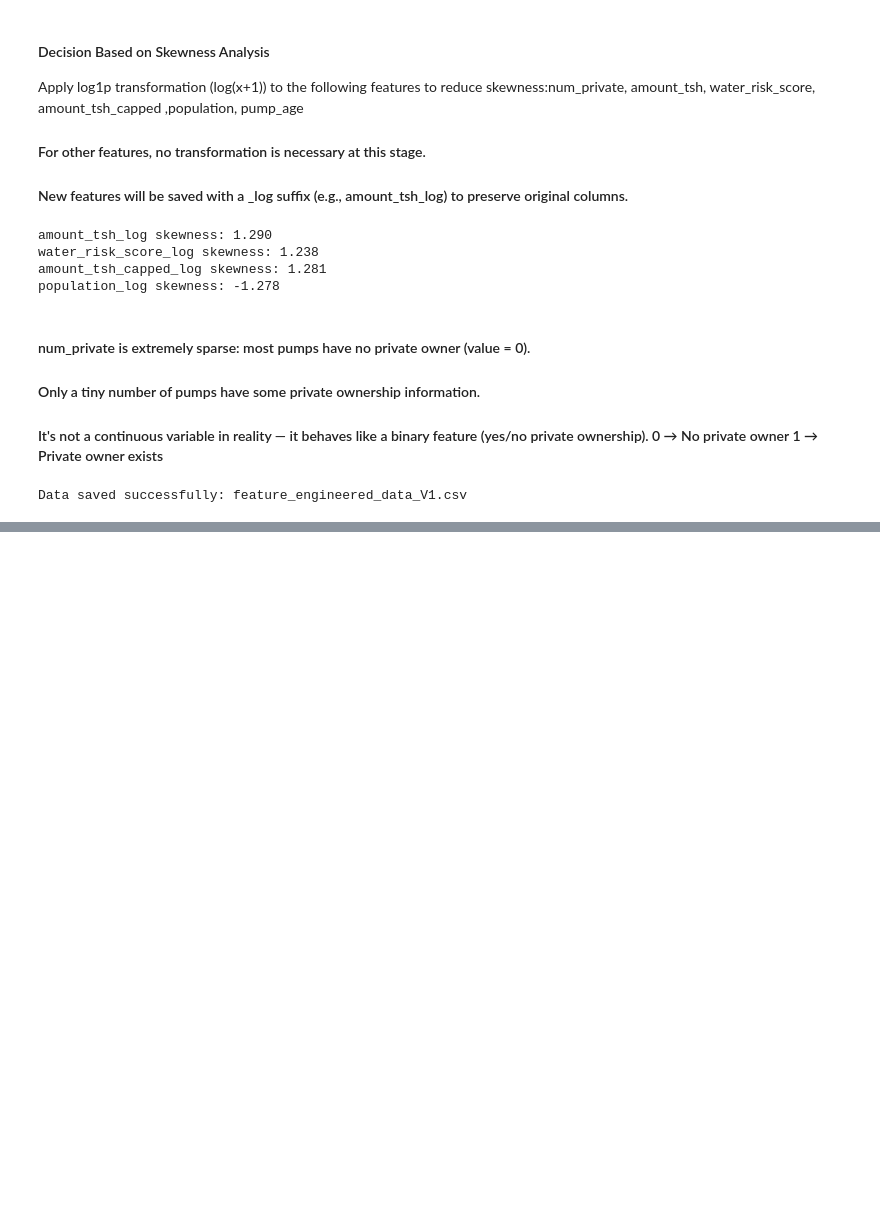
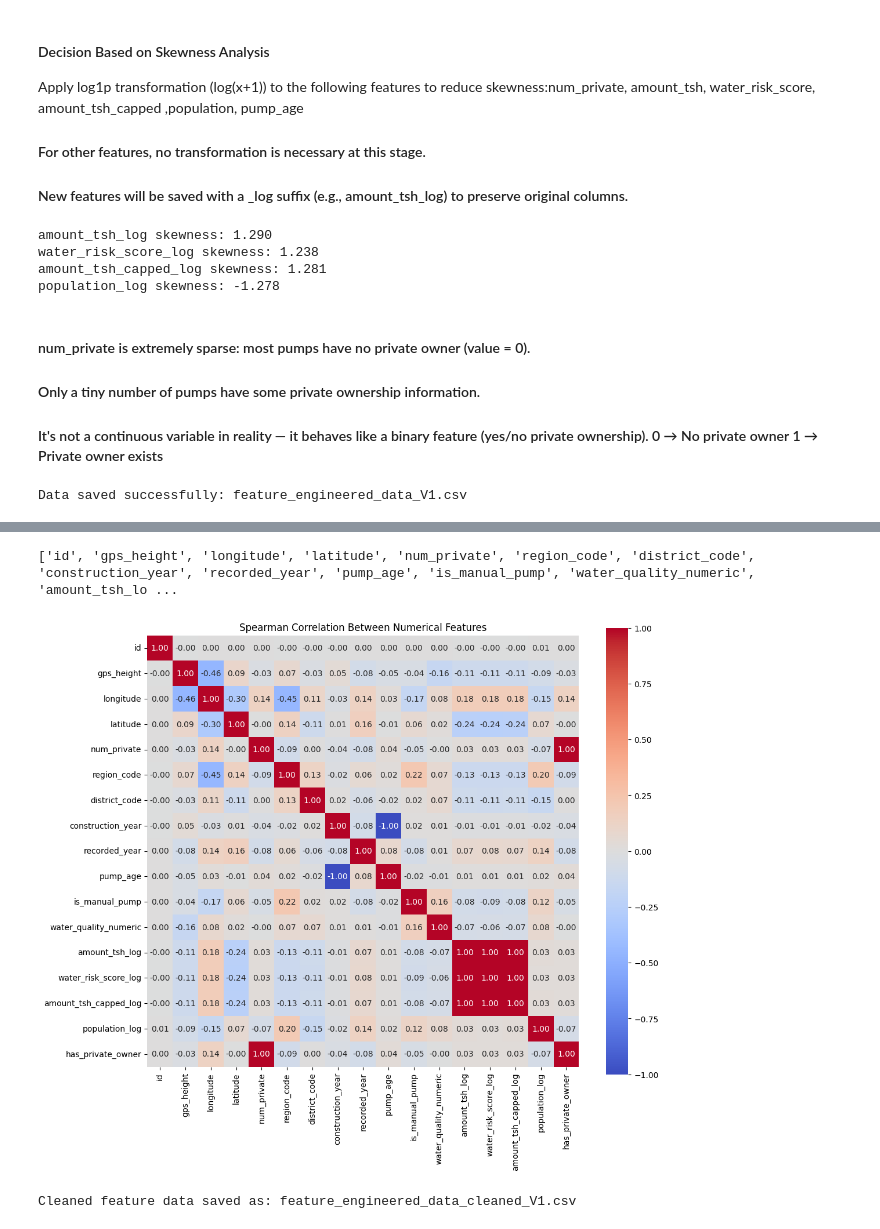
Before and after one commit to jimbodonahue/water_pumps, a Jupyter notebook: notebooks/Sprint 2.ipynb, the cells around one changed output, grey strips where cells are left out. Saved outputs shown, nothing was run; the diff lists cells and outputs as text; code cells hidden in the pictures; blank space fills up the shorter version.

Commit message:
Drop highly correlated numerical features based on Spearman analysis

```diff
--- a/notebooks/Sprint 2.ipynb
+++ b/notebooks/Sprint 2.ipynb
@@ -148,0 +132,11 @@ dtype: int64
+# %%
+data_path = os.path.join(os.getcwd(), '..', 'data')
+out_path = os.path.join(os.getcwd(), '..', 'outputs')     # For the output
+
+# Read the files
+train = pd.read_csv(os.path.join(data_path, 'feature_engineered_data_V1.csv'))
+labels = pd.read_csv(os.path.join(data_path, 'train_labels.csv'))
+
+# Merge training labels
+df = pd.merge(train, labels, on='id')
+print('Files successfully loaded and merged!')
@@ -148,0 +145,3 @@ dtype: int64
+# %%
+numerical_cols= df.select_dtypes(include=np.number).columns
+print("Numerical columns:", numerical_cols)
@@ -148,0 +156,25 @@ dtype: int64
+# %%
+# Drop redundant originals columns
+drop_cols = ['amount_tsh', 'amount_tsh_capped', 'population', 'water_risk_score']
+numerical_cols = [col for col in numerical_cols if col not in drop_cols]
+
+print(numerical_cols)
+# %% [output]
+['id', 'gps_height', 'longitude', 'latitude', 'num_private', 'region_code', 'district_code', 'construction_year', 'recorded_year', 'pump_age', 'is_manual_pump', 'water_quality_numeric', 'amount_tsh_lo ...
+# %%
+# Compute Spearman correlation (good for both linear and monotonic relationships)
+from scipy.stats import spearmanr
+spearman_corr = df[numerical_cols].corr(method='spearman')
+# %%
+plt.figure(figsize=(12, 10))
+sns.heatmap(spearman_corr, annot=True, cmap='coolwarm', fmt=".2f", square=True)
+plt.title("Spearman Correlation Between Numerical Features")
+plt.savefig(os.path.join(out_path,"pearmanCorrelationBetweenNumerical.png"))
+plt.show()
+# %% [output]
+[figure, added]
+# %%
+df.to_csv(os.path.join(data_path,'feature_engineered_data_cleaned_V1.csv'),index=False)
+print("Cleaned feature data saved as: feature_engineered_data_cleaned_V1.csv")
+# %% [output]
+Cleaned feature data saved as: feature_engineered_data_cleaned_V1.csv
```
Also changed, not shown: parts of 4 cells of this notebook, 3 other files.
